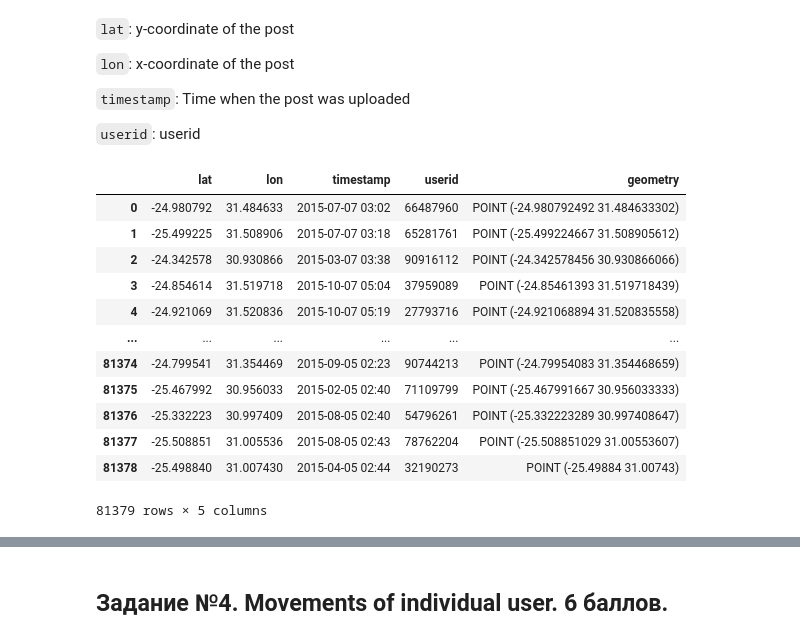
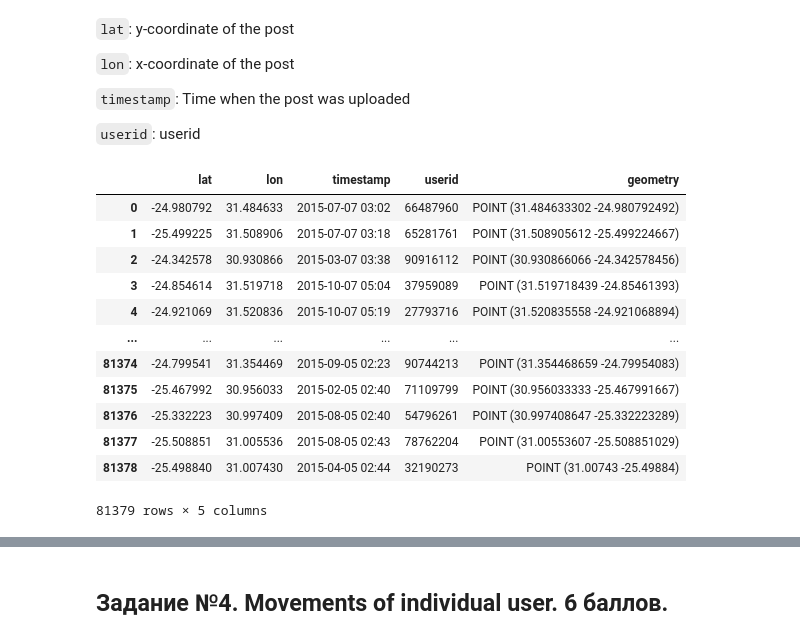
Before and after one commit to zmazak0/geo_analysis, a Jupyter notebook: MADE_geo_HW1_new.ipynb, the cells around one changed output, grey strips where cells are left out. Drawn from its saved outputs; the diff is of its cells as text; code cells hidden in the pictures.

```diff
--- a/MADE_geo_HW1_new.ipynb
+++ b/MADE_geo_HW1_new.ipynb
@@ -45,8 +42,8 @@ Requirement already satisfied: Shapely in /usr/local/lib/python3.6/dist-packages
 from shapely.geometry import Point
 # %%
 for i in range(len(from_x)):
-  orig_points.append(Point(from_y[i], from_x[i])) #latitude, longitude
-  dest_points.append(Point(to_y[i], to_x[i])) #широта, долгота
+  orig_points.append(Point(from_x[i], from_y[i])) #longtitude, latitude
+  dest_points.append(Point(to_x[i], to_y[i]))
 # %%
 print(orig_points[0])
 # %% [output]
@@ -109,21 +108,21 @@ Aim is to plot a set of x and y coordinates that we should read from a `some_pos
 `userid`: userid
 # %%
 data=pd.read_csv("/content/some_posts.txt", sep = ",")
-data['geometry'] = [Point( data.loc[i].lat, data.loc[i].lon ) for i in range(len(data))]
+data['geometry'] = [Point( data.loc[i].lon, data.loc[i].lat ) for i in range(len(data))] #longtitude, latitude
 data
 # %% [output]
 |  | lat | lon | timestamp | userid | geometry |
-| 0 | -24.980792 | 31.484633 | 2015-07-07 03:02 | 66487960 | POINT (-24.980792492 31.484633302) |
-| 1 | -25.499225 | 31.508906 | 2015-07-07 03:18 | 65281761 | POINT (-25.499224667 31.508905612) |
-| 2 | -24.342578 | 30.930866 | 2015-03-07 03:38 | 90916112 | POINT (-24.342578456 30.930866066) |
-| 3 | -24.854614 | 31.519718 | 2015-10-07 05:04 | 37959089 | POINT (-24.85461393 31.519718439) |
-| 4 | -24.921069 | 31.520836 | 2015-10-07 05:19 | 27793716 | POINT (-24.921068894 31.520835558) |
+| 0 | -24.980792 | 31.484633 | 2015-07-07 03:02 | 66487960 | POINT (31.484633302 -24.980792492) |
+| 1 | -25.499225 | 31.508906 | 2015-07-07 03:18 | 65281761 | POINT (31.508905612 -25.499224667) |
+| 2 | -24.342578 | 30.930866 | 2015-03-07 03:38 | 90916112 | POINT (30.930866066 -24.342578456) |
+| 3 | -24.854614 | 31.519718 | 2015-10-07 05:04 | 37959089 | POINT (31.519718439 -24.85461393) |
+| 4 | -24.921069 | 31.520836 | 2015-10-07 05:19 | 27793716 | POINT (31.520835558 -24.921068894) |
 | ... | ... | ... | ... | ... | ... |
-| 81374 | -24.799541 | 31.354469 | 2015-09-05 02:23 | 90744213 | POINT (-24.79954083 31.354468659) |
-| 81375 | -25.467992 | 30.956033 | 2015-02-05 02:40 | 71109799 | POINT (-25.467991667 30.956033333) |
-| 81376 | -25.332223 | 30.997409 | 2015-08-05 02:40 | 54796261 | POINT (-25.332223289 30.997408647) |
-| 81377 | -25.508851 | 31.005536 | 2015-08-05 02:43 | 78762204 | POINT (-25.508851029 31.00553607) |
-| 81378 | -25.498840 | 31.007430 | 2015-04-05 02:44 | 32190273 | POINT (-25.49884 31.00743) |
+| 81374 | -24.799541 | 31.354469 | 2015-09-05 02:23 | 90744213 | POINT (31.354468659 -24.79954083) |
+| 81375 | -25.467992 | 30.956033 | 2015-02-05 02:40 | 71109799 | POINT (30.956033333 -25.467991667) |
+| 81376 | -25.332223 | 30.997409 | 2015-08-05 02:40 | 54796261 | POINT (30.997408647 -25.332223289) |
+| 81377 | -25.508851 | 31.005536 | 2015-08-05 02:43 | 78762204 | POINT (31.00553607 -25.508851029) |
+| 81378 | -25.498840 | 31.007430 | 2015-04-05 02:44 | 32190273 | POINT (31.00743 -25.49884) |
 81379 rows × 5 columns
 # %%
 pip install geopandas
```
Also changed, not shown: parts of 12 cells of this notebook.
